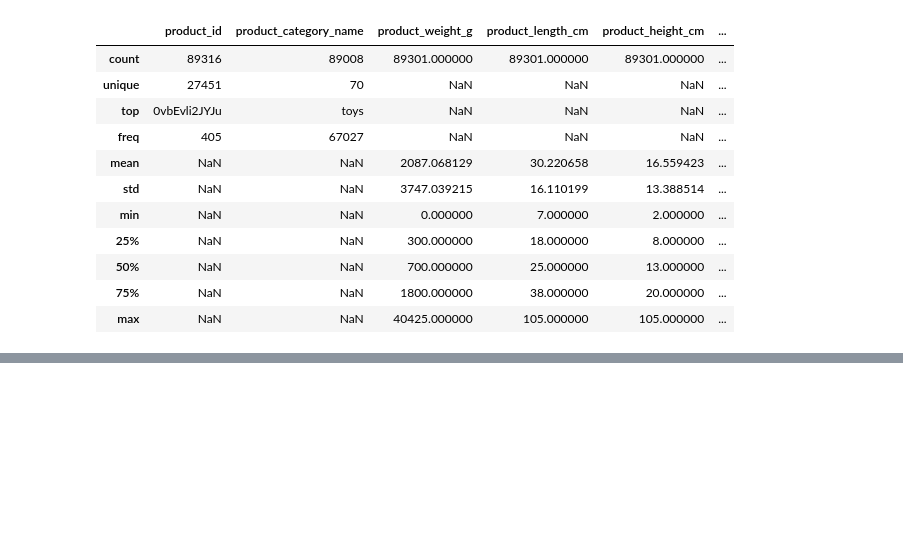
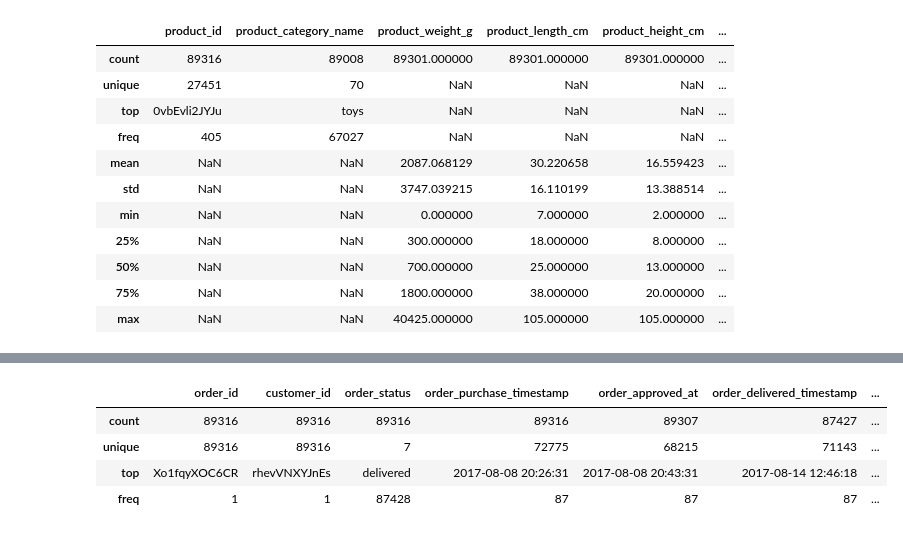
Before and after one commit to nasnah-hansan/Pandas, a Jupyter notebook: Pandas_practice_0.ipynb, the cells around one changed output, grey strips where cells are left out. Drawn from its saved outputs; the diff is of its cells as text; code cells hidden in the pictures; blank space fills up the shorter version.

```diff
--- a/Pandas_practice_0.ipynb
+++ b/Pandas_practice_0.ipynb
@@ -122,0 +134,8 @@ df_Products.describe(include='all')
+# %%
+df_Orders.describe(include='all')
+# %% [output]
+|  | order_id | customer_id | order_status | order_purchase_timestamp | order_approved_at | order_delivered_timestamp | ... |
+| count | 89316 | 89316 | 89316 | 89316 | 89307 | 87427 | ... |
+| unique | 89316 | 89316 | 7 | 72775 | 68215 | 71143 | ... |
+| top | Xo1fqyXOC6CR | rhevVNXYJnEs | delivered | 2017-08-08 20:26:31 | 2017-08-08 20:43:31 | 2017-08-14 12:46:18 | ... |
+| freq | 1 | 1 | 87428 | 87 | 87 | 87 | ... |
```
Also changed, not shown: parts of 15 cells of this notebook.
